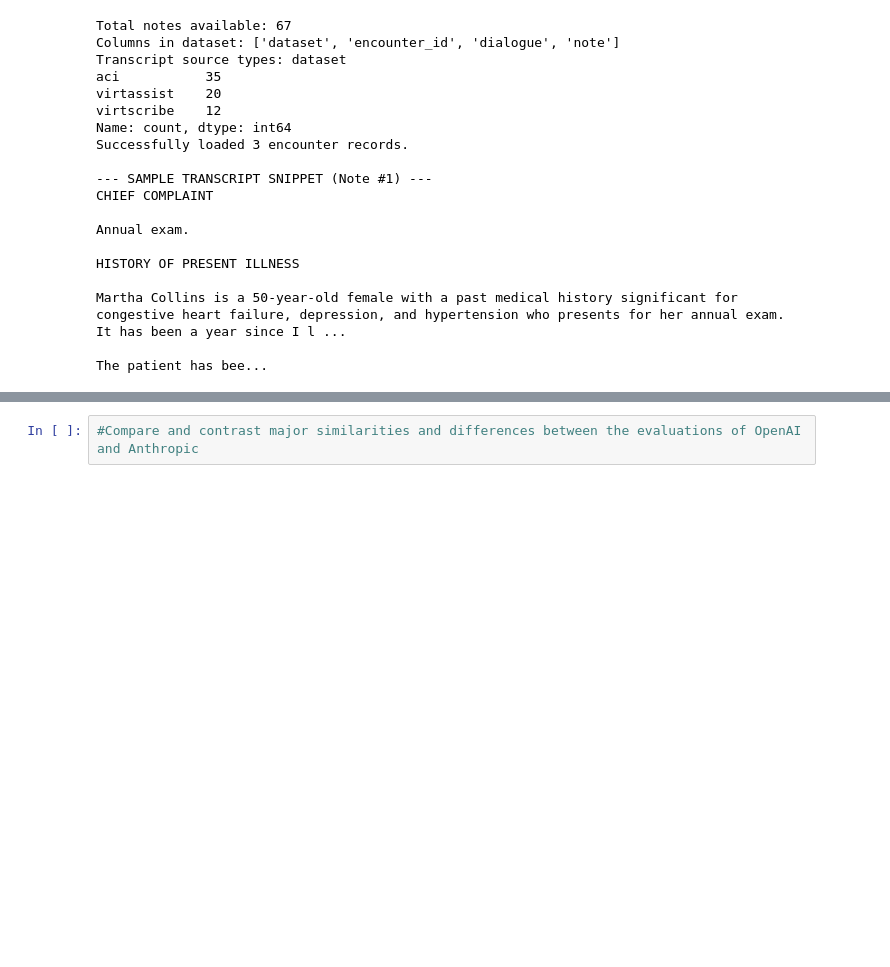
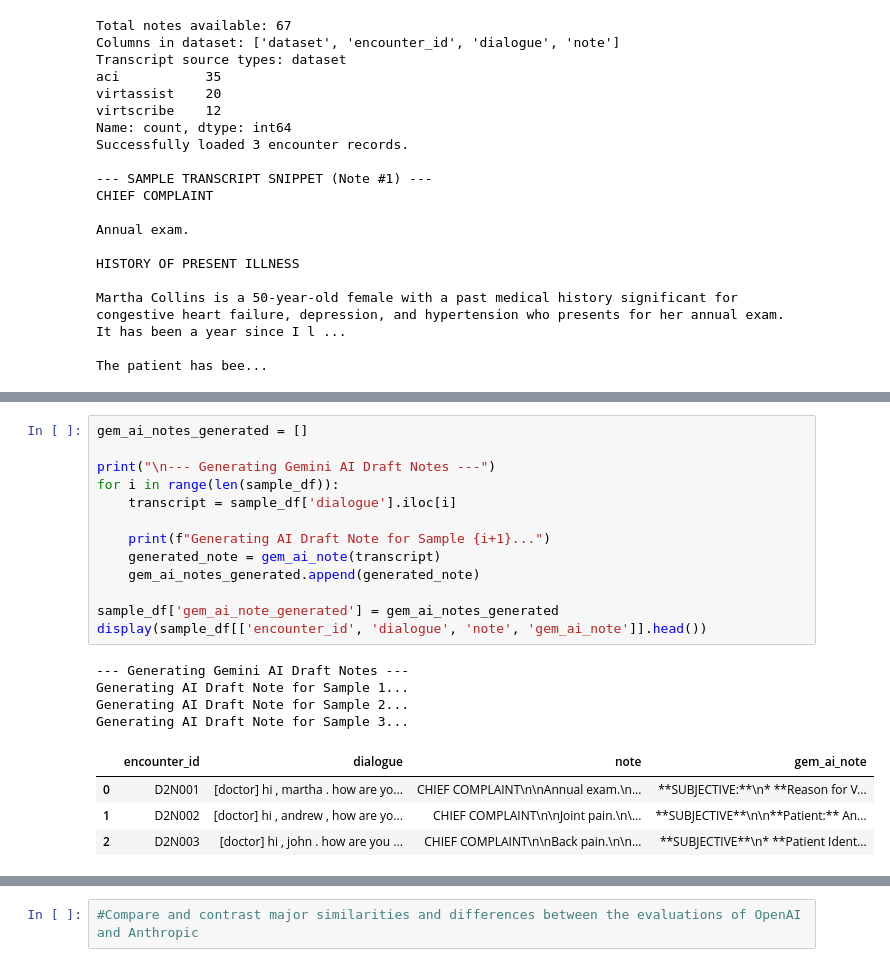
Before and after one commit to nauzleyabedini/Clinical-Note-Evaluation, a Jupyter notebook: Clinical_Note_Eval.ipynb, the cells around one changed output, grey strips where cells are left out. Cells and saved outputs as stored; diff of their text form; blank space fills up the shorter version.

```diff
--- a/Clinical_Note_Eval.ipynb
+++ b/Clinical_Note_Eval.ipynb
@@ -265,0 +343,22 @@ def evaluate_with_anthropic(transcript, ai_note):
+# %%
+gem_ai_notes_generated = []
+
+print("\n--- Generating Gemini AI Draft Notes ---")
+for i in range(len(sample_df)):
+    transcript = sample_df['dialogue'].iloc[i]
+
+    print(f"Generating AI Draft Note for Sample {i+1}...")
+    generated_note = gem_ai_note(transcript)
+    gem_ai_notes_generated.append(generated_note)
+
+sample_df['gem_ai_note_generated'] = gem_ai_notes_generated
+display(sample_df[['encounter_id', 'dialogue', 'note', 'gem_ai_note']].head())
+# %% [output]
+--- Generating Gemini AI Draft Notes ---
+Generating AI Draft Note for Sample 1...
+Generating AI Draft Note for Sample 2...
+Generating AI Draft Note for Sample 3...
+|  | encounter_id | dialogue | note | gem_ai_note |
+| 0 | D2N001 | [doctor] hi , martha . how are yo... | CHIEF COMPLAINT\n\nAnnual exam.\n... | **SUBJECTIVE:**\n* **Reason for V... |
+| 1 | D2N002 | [doctor] hi , andrew , how are yo... | CHIEF COMPLAINT\n\nJoint pain.\n\... | **SUBJECTIVE**\n\n**Patient:** An... |
+| 2 | D2N003 | [doctor] hi , john . how are you ... | CHIEF COMPLAINT\n\nBack pain.\n\n... | **SUBJECTIVE**\n* **Patient Ident... |
```
Also changed, not shown: parts of 17 cells of this notebook.
